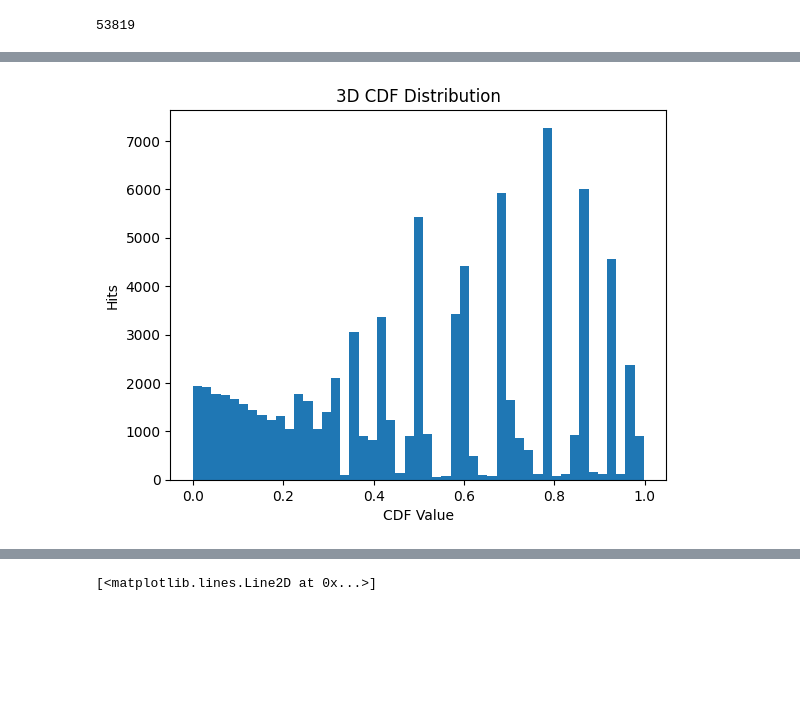
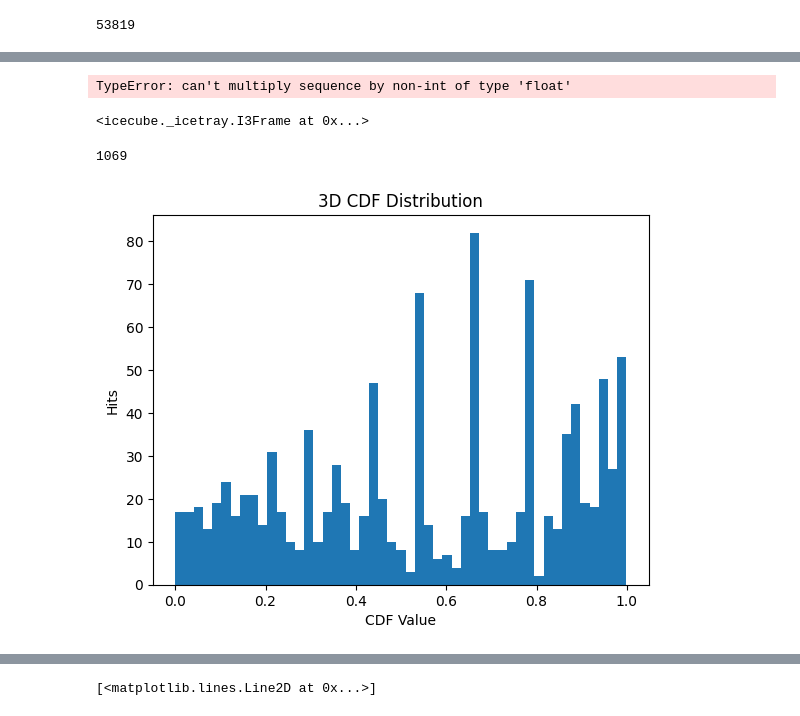
Before and after one commit to BraydenDillon/P-ONE_Cascade_Reco, a Jupyter notebook: notebooks/Three_dimensional_analysis.ipynb, the cells around one changed output, grey strips where cells are left out. Drawn from its saved outputs; the diff is of its cells as text; code cells hidden in the pictures; blank space fills up the shorter version.

```diff
--- a/notebooks/Three_dimensional_analysis.ipynb
+++ b/notebooks/Three_dimensional_analysis.ipynb
@@ -405,7 +439,8 @@ def cdf(coords, Event):
 
 
         #dt = abs(coords[3] - event[3]) - (1.34*dr/c * 1e9)
-        pdf = evalPdf(splinefit_3d, dr, Ephi, t)
+        #pdf = evalPdf(splinefit_3d, dr, Ephi, t)
+        pdf = np.exp(splinefit_3d.evaluate_simple([dr, Ephi, t]))
         cdf = np.sum(pdf[np.searchsorted(t, event[-1]):])/np.sum(pdf)
         pvalues.append(cdf)
 
@@ -509,4 +536,16 @@ NameError: name 't' is not defined
+# %%
+datacollect(frame18)
+# %% [output]
+TypeError: can't multiply sequence by non-int of type 'float'
+# %%
+frame_list[-1]
+# %% [output]
+<icecube._icetray.I3Frame at 0x...>
+# %%
+len(EventdataSampled)
+# %% [output]
+1069
 # %%
-cdf(np.array([632.878,-456.534,-261.346, 0.938481, 2.22391,0]), EventData2)
+cdf(np.array([-125.545, 719.033, -311.44, 2.31525, 1.0098]), EventdataSampled)
 # %% [output]
-[figure, old version]
+[figure, new version]
```
Also changed, not shown: parts of 24 cells of this notebook, 10 other files.
